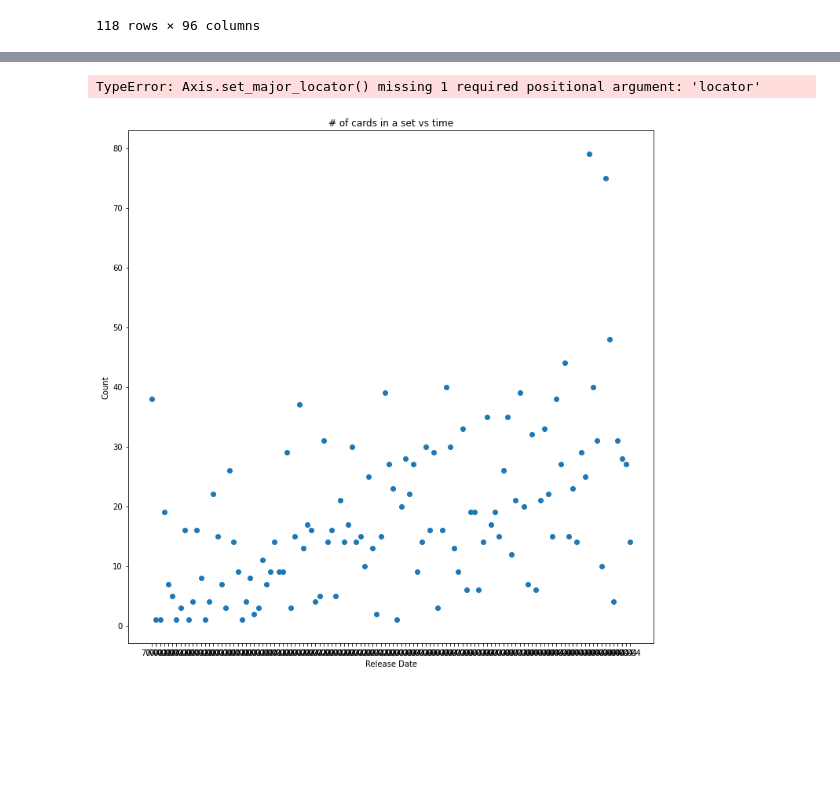
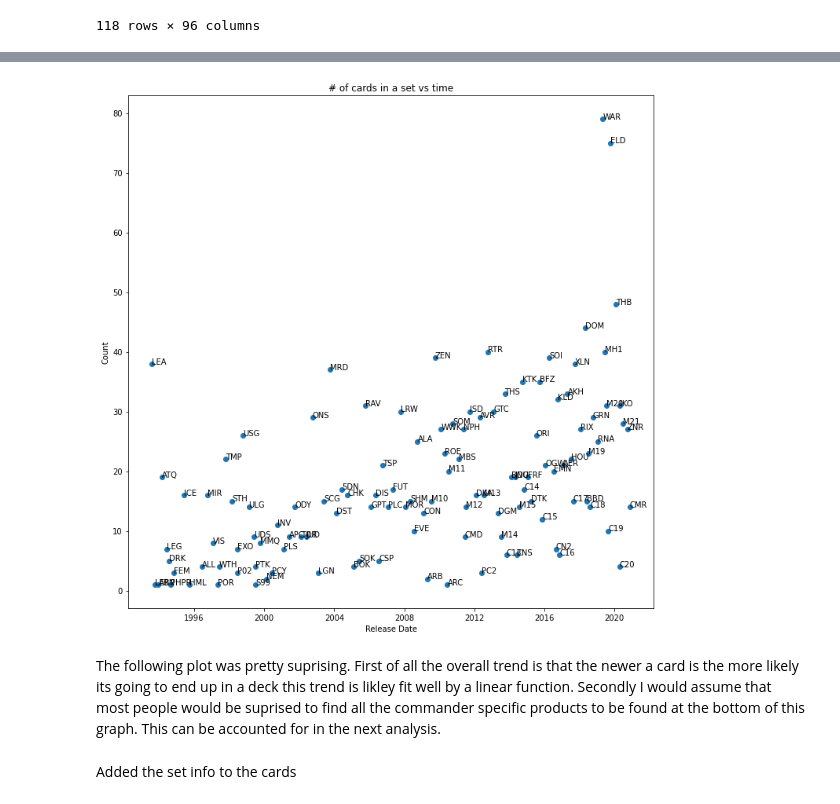
Before and after one commit to Tbone22jack/MTG-Data-viz, a Jupyter notebook: MagicProject2.ipynb, the cells around one changed output, grey strips where cells are left out. Drawn from its saved outputs; the diff is of its cells as text; code cells hidden in the pictures; blank space fills up the shorter version.

Commit message:
Updated and added more charts

```diff
--- a/MagicProject2.ipynb
+++ b/MagicProject2.ipynb
@@ -109,10 +117,8 @@ AttributeError: type object 'DateFormatter' has no attribute 'datestr2num'
 # %%
 fig, ax1 = plt.subplots(figsize = (12,12))
-date_form = DateFormatter("%y-%m")
-ax1.scatter(sets_sorted_date['releaseDate'],sets_sorted_date['index_x'])
-ax1.set(xlabel = 'Release Date', ylabel = 'Count', title = '# of cards in a set vs time')
-ax1.xaxis.set_major_formatter(date_form)
-ax1.xaxis.set_major_locator(mdates.YearLocator())
+ax1.scatter(pd.to_datetime(sets_sorted_date['releaseDate']),sets_sorted_date['index_x']);
+ax1.set(xlabel = 'Release Date', ylabel = 'Count', title = 'Time vs # of cards in a set');
+for i, txt in enumerate(sets_sorted_date['code']):
+    ax1.annotate(txt, (pd.to_datetime(sets_sorted_date.releaseDate.iat[i]),sets_sorted_date.index_x.iat[i]))
 # %% [output]
-TypeError: Axis.set_major_locator() missing 1 required positional argument: 'locator'
-[figure, old version]
+[figure, new version]
@@ -120,0 +125,2 @@ D
+# %% [markdown]
+The following plot was pretty suprising. First of all the overall trend is that the newer a card is the more likely its going to end up in a deck this trend is likley fit well by a linear function. Secondly I would assume that most people would be suprised to find all the commander specific products to be found at the bottom of this graph. This can be accounted for in the next analysis.
@@ -120,0 +131,2 @@ D
+# %% [markdown]
+Added the set info to the cards
```
Also changed, not shown: parts of 16 cells of this notebook.
